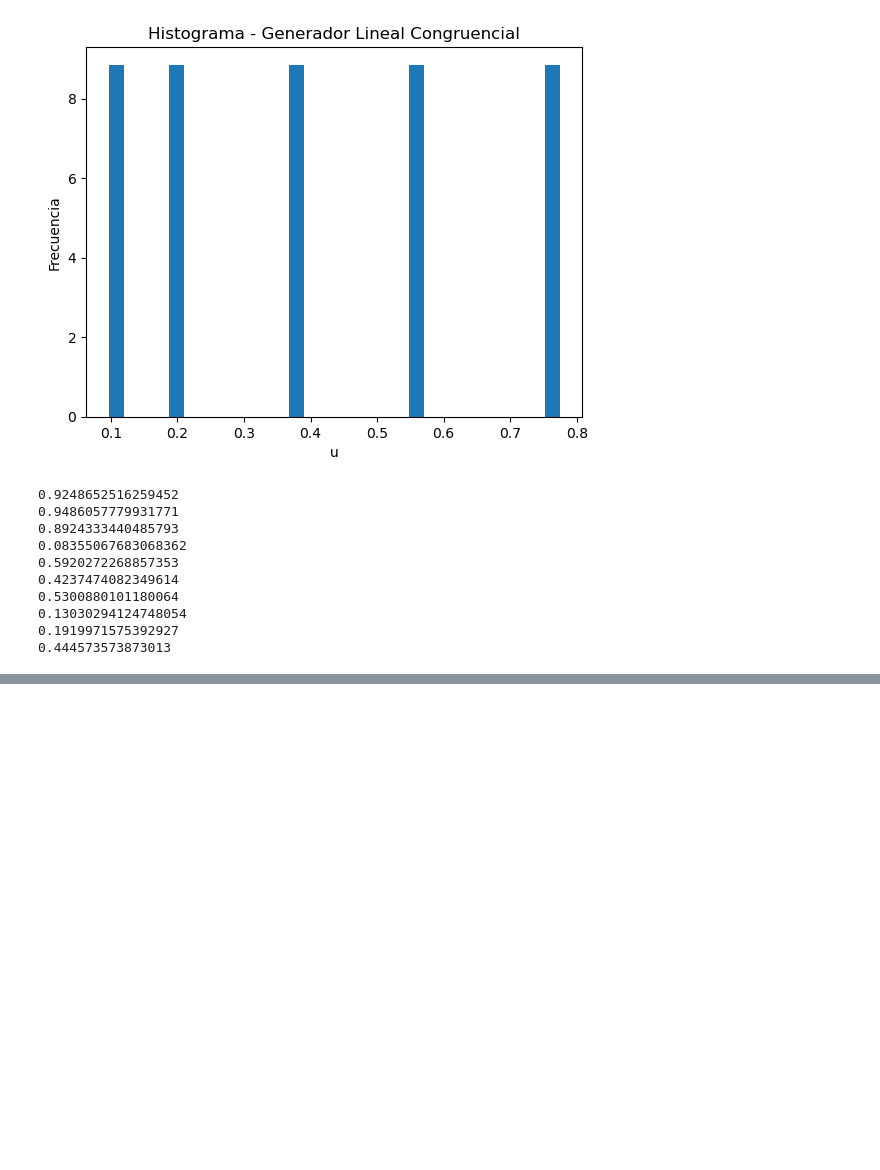
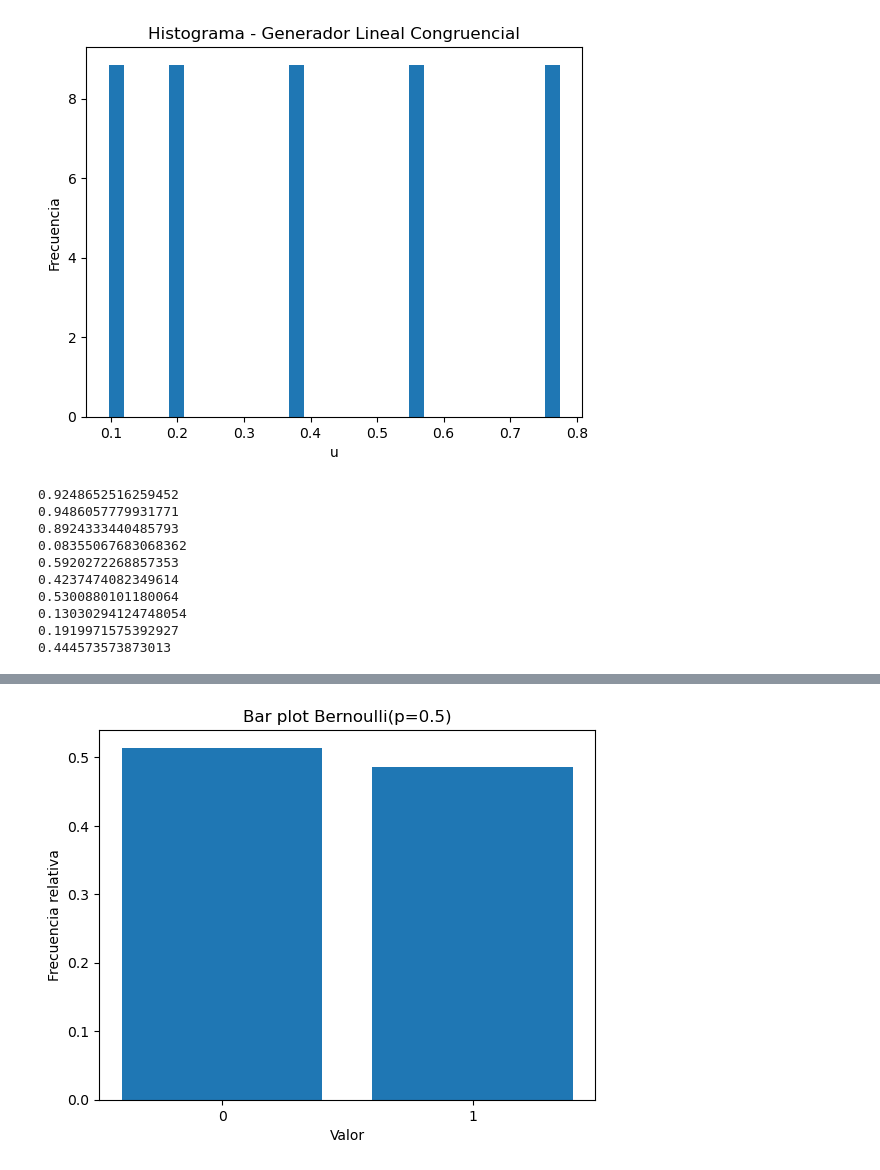
Before and after one commit to yaelrsc/Computaci-n-estad-stica-2026-2, a Jupyter notebook: Python_Repaso.ipynb, the cells around one changed output, grey strips where cells are left out. Drawn from its saved outputs; the diff is of its cells as text; code cells hidden in the pictures; blank space fills up the shorter version.

```diff
--- a/Python_Repaso.ipynb
+++ b/Python_Repaso.ipynb
@@ -210,0 +315,5 @@ for _ in range(10):
+# %%
+bern = Bernoulli(0.5)
+bern.barplot(1000)
+# %% [output]
+[figure, added]
```
Also changed, not shown: parts of 20 cells of this notebook, 1 other file.
